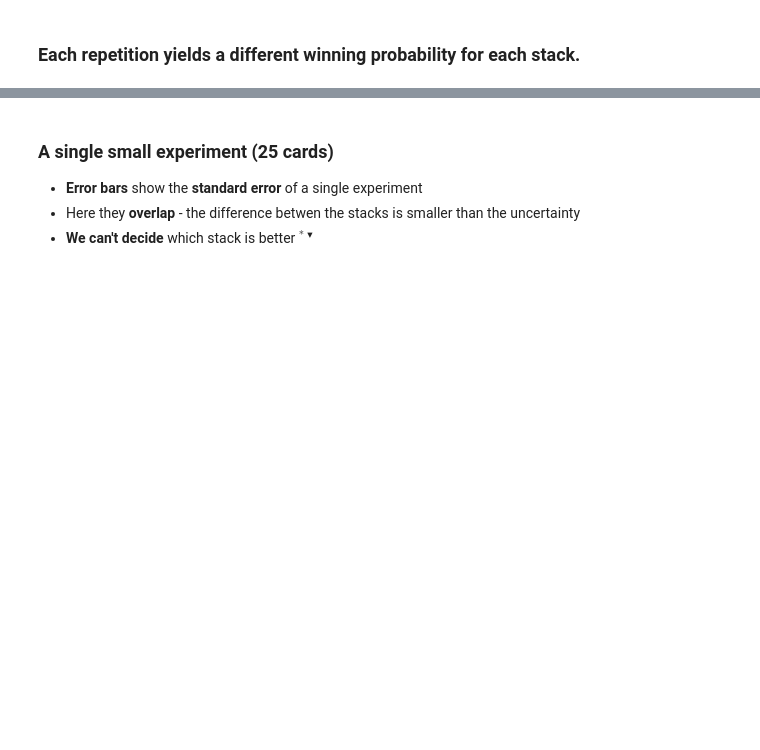
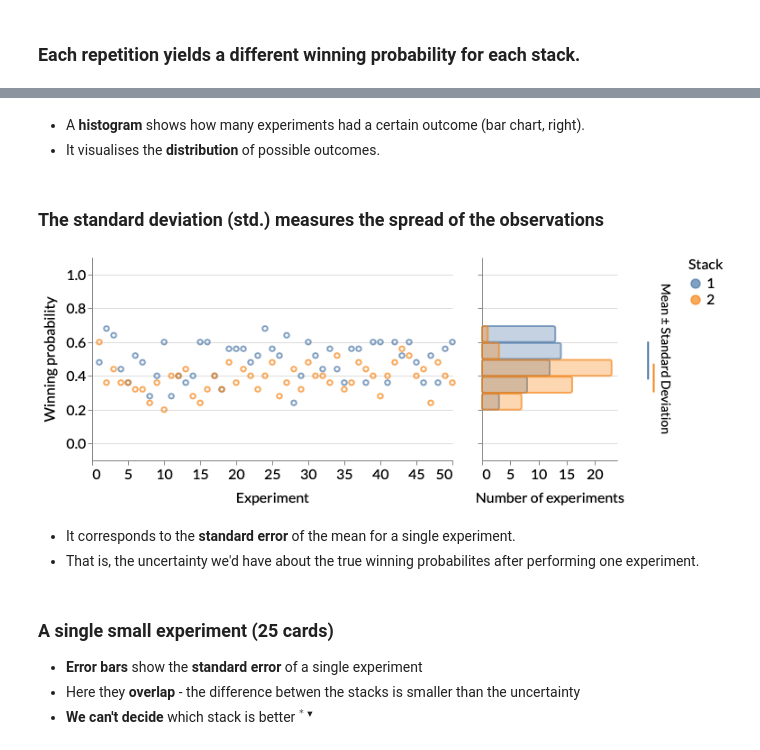
Before and after one commit to felixpatzelt/statistics-for-everyone, a Jupyter notebook: 1_cards.ipynb, the cells around one changed output, grey strips where cells are left out. Drawn from its saved outputs; the diff is of its cells as text; code cells hidden in the pictures; blank space fills up the shorter version.

```diff
--- a/1_cards.ipynb
+++ b/1_cards.ipynb
@@ -114,3 +121,15 @@ plot_repeated_experiments(data=data, n_card_pairs=n_card_pairs)
+# %% [markdown]
+- A **histogram** shows how many experiments had a certain outcome (bar chart, right).
+- It visualises the **distribution** of possible outcomes.
+# %% [markdown]
+### The **standard deviation (std.)** measures the spread of the observations
+# %%
+plot_repeated_experiments(data=data, n_card_pairs=n_card_pairs, show='Experiments, Histogram, Std')
+# %% [output]
+[figure, added]
+# %% [markdown]
+- It corresponds to the **standard error** of the mean for a single experiment.
+- That is, the uncertainty we'd have about the true winning probabilites after performing one experiment.
 # %% [markdown]
 ### A single small experiment (25 cards)
 
```
Also changed, not shown: parts of 12 cells of this notebook, 4 other files.
